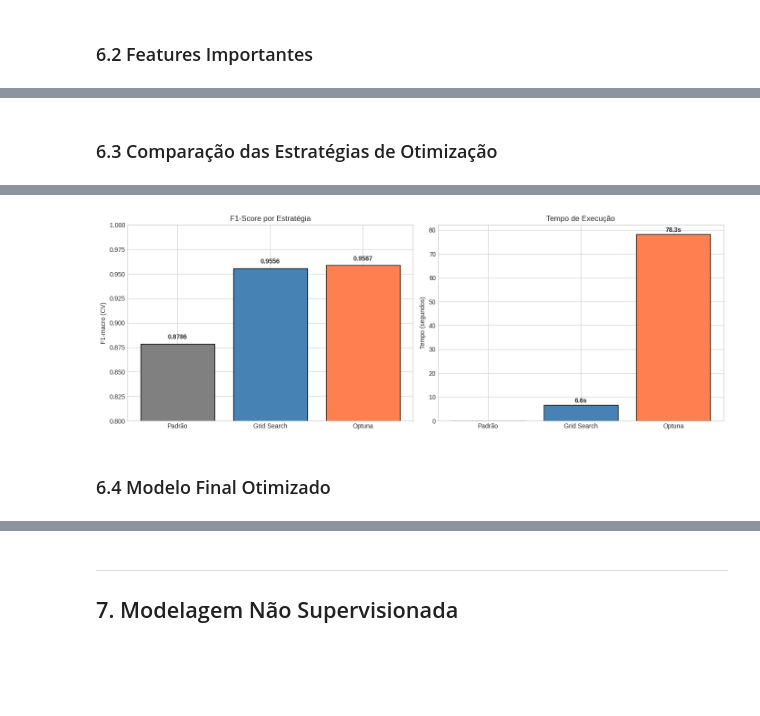
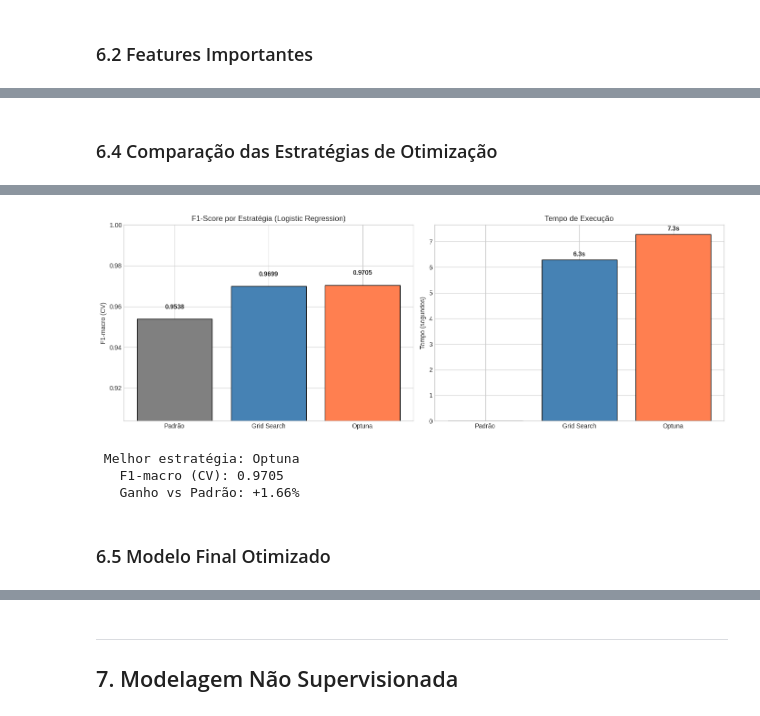
Before and after one commit to JaumGabriell/testesC318, a Jupyter notebook: notebooks/main_analysis.ipynb, the cells around one changed output, grey strips where cells are left out. Cells and saved outputs as stored; diff of their text form; code cells hidden in the pictures; blank space fills up the shorter version.

```diff
--- a/notebooks/main_analysis.ipynb
+++ b/notebooks/main_analysis.ipynb
@@ -1191,17 +1191,16 @@ AUC Macro: 0.9980
 
 # Grid REDUZIDO para ≤10 combinações (máximo 50 fits com 5 folds)
 # Conforme limite explícito do enunciado: "teto de 50 avaliações"
-param_grid = {
-    'classifier__n_estimators': [100, 200],        # 2 valores
-    'classifier__max_depth': [10, 20],             # 2 valores
-    'classifier__max_features': [0.5, 1.0]         # 2 valores
+param_grid_lr = {
+    'classifier__C': [0.01, 0.1, 1, 10],        # 4 valores (contínuo)
+    'classifier__penalty': ['l2'],              # 1 valor
+    'classifier__solver': ['lbfgs', 'saga']     # 2 valores
 }
-# Total: 2 × 2 × 2 = 8 combinações × 5 folds = 40 fits (< 50)
+# Total: 4 × 1 × 2 = 8 combinações × 5 folds = 40 fits (< 50)
 
-# Pipeline com preprocessador NOVO + modelo
-pipeline_rf = Pipeline([
+pipeline_lr = Pipeline([
     ('preprocessor', create_preprocessor()),
-    ('classifier', RandomForestClassifier(random_state=SEED, n_jobs=-1))
+    ('classifier', LogisticRegression(random_state=SEED, max_iter=1000))
 ])
 
 n_combinations = 2 * 2 * 2
@@ -1215,8 +1214,8 @@ print(f"Total de fits (com 5-fold CV): {n_fits} (≤50 conforme enunciado)")
 grid_start = time.time()
 
 grid_search = GridSearchCV(
-    estimator=pipeline_rf,
-    param_grid=param_grid,
+    estimator=pipeline_lr,
+    param_grid=param_grid_lr,
     cv=StratifiedKFold(n_splits=5, shuffle=True, random_state=SEED),
     scoring='f1_macro',
     verbose=1,
@@ -1388,68 +1368,82 @@ Melhor F1-macro (CV): 0.9587
 # %% [markdown]
-### 6.3 Comparação das Estratégias de Otimização
+### 6.4 Comparação das Estratégias de Otimização
 # %%
-# Pipeline para modelo padrão (evita data leakage)
-pipeline_default = Pipeline([
+# Pipeline para modelo padrão (configuração default da biblioteca)
+pipeline_default_lr = Pipeline([
     ('preprocessor', create_preprocessor()),
-    ('classifier', RandomForestClassifier(random_state=SEED, n_jobs=-1))
+    ('classifier', LogisticRegression(random_state=SEED, max_iter=1000))
 ])
 
 skf = StratifiedKFold(n_splits=5, shuffle=True, random_state=SEED)
-default_scores = cross_val_score(pipeline_default, X_train, y_train, cv=skf, scoring='f1_macro')
-default_f1 = default_scores.mean()
+default_scores_lr = cross_val_score(pipeline_default_lr, X_train, y_train, cv=skf, scoring='f1_macro')
+default_f1_lr = default_scores_lr.mean()
 
 # Calcular número de ajustes dinamicamente
 n_grid_combinations = len(grid_search.cv_results_['params'])
 n_grid_folds = grid_search.n_splits_
 n_grid_fits = n_grid_combinations * n_grid_folds
 
-n_optuna_trials = len(study.trials)
+n_optuna_trials = len(study_lr.trials)
 n_optuna_fits = n_optuna_trials * 5  # 5 folds
 
 # Resultados
-comparison = pd.DataFrame({
+comparison_lr = pd.DataFrame({
     'Estratégia': ['Configuração Padrão', 'Grid Search', 'Optuna (Bayesiana)'],
-    'Melhor F1-macro': [default_f1, grid_search.best_score_, study.best_value],
-    'Tempo (s)': ['-', f'{grid_time:.2f}', f'{optuna_time:.2f}'],
+    'Melhor F1-macro': [default_f1_lr, grid_search.best_score_, study_lr.best_value],
+    'Tempo (s)': ['-', f'{grid_time:.2f}', f'{optuna_time_lr:.2f}'],
     'Nº Ajustes': [1, n_grid_fits, n_optuna_fits],
     'Ganho vs Padrão': [
         '-',
-        f'+{(grid_search.best_score_ - default_f1)*100:.2f}%',
-        f'+{(study.best_value - default_f1)*100:.2f}%'
+        f'+{(grid_search.best_score_ - default_f1_lr)*100:.2f}%',
+        f'+{(study_lr.best_value - default_f1_lr)*100:.2f}%'
     ]
 })
 
 print("="*60)
-print("COMPARAÇÃO DAS ESTRATÉGIAS DE OTIMIZAÇÃO")
+print("COMPARAÇÃO DAS ESTRATÉGIAS DE OTIMIZAÇÃO - Logistic Regression")
 print("="*60)
-print(comparison.to_string(index=False))
+print(comparison_lr.to_string(index=False))
 
 # Visualização
 fig, axes = plt.subplots(1, 2, figsize=(14, 5))
 
 # F1-Score
 strategies = ['Padrão', 'Grid Search', 'Optuna']
-f1_scores = [default_f1, grid_search.best_score_, study.best_value]
+f1_scores = [default_f1_lr, grid_search.best_score_, study_lr.best_value]
 colors = ['gray', 'steelblue', 'coral']
 
 axes[0].bar(strategies, f1_scores, color=colors, edgecolor='black')
 axes[0].set_ylabel('F1-macro (CV)')
-axes[0].set_title('F1-Score por Estratégia')
-axes[0].set_ylim(0.8, 1.0)
+axes[0].set_title('F1-Score por Estratégia (Logistic Regression)')
+axes[0].set_ylim(min(f1_scores) - 0.05, 1.0)
 for i, v in enumerate(f1_scores):
     axes[0].text(i, v + 0.005, f'{v:.4f}', ha='center', fontweight='bold')
 
 # Tempo
-times = [0, grid_time, optuna_time]
+times = [0, grid_time, optuna_time_lr]
 axes[1].bar(strategies, times, color=colors, edgecolor='black')
 axes[1].set_ylabel('Tempo (segundos)')
 axes[1].set_title('Tempo de Execução')
 for i, v in enumerate(times):
     if v > 0:
-        axes[1].text(i, v + 1, f'{v:.1f}s', ha='center', fontweight='bold')
+        axes[1].text(i, v + max(times)*0.02, f'{v:.1f}s', ha='center', fontweight='bold')
 
 plt.tight_layout()
-plt.savefig('../reports/optimization_comparison.png', dpi=150, bbox_inches='tight')
+plt.savefig('../reports/optimization_comparison_lr.png', dpi=150, bbox_inches='tight')
 plt.show()
+
+# Determinar melhor estratégia
+if study_lr.best_value >= grid_search.best_score_:
+    best_strategy = 'Optuna'
+    best_params_lr = study_lr.best_params
+    best_cv_score_lr = study_lr.best_value
+else:
+    best_strategy = 'Grid Search'
+    best_params_lr = {k.replace('classifier__', ''): v for k, v in grid_search.best_params_.items()}
+    best_cv_score_lr = grid_search.best_score_
+
+print(f"\n Melhor estratégia: {best_strategy}")
+print(f"   F1-macro (CV): {best_cv_score_lr:.4f}")
+print(f"   Ganho vs Padrão: +{(best_cv_score_lr - default_f1_lr)*100:.2f}%")
 # %% [output]
 ============================================================
@@ -1462,4 +1456,7 @@ Configuração Padrão         0.878601         -           1               -
-[figure, old version]
+[figure, new version]
+ Melhor estratégia: Optuna
+   F1-macro (CV): 0.9705
+   Ganho vs Padrão: +1.66%
 # %% [markdown]
-### 6.4 Modelo Final Otimizado
+### 6.5 Modelo Final Otimizado
 # %%
```
Also changed, not shown: parts of 17 cells of this notebook, 4 other files.
